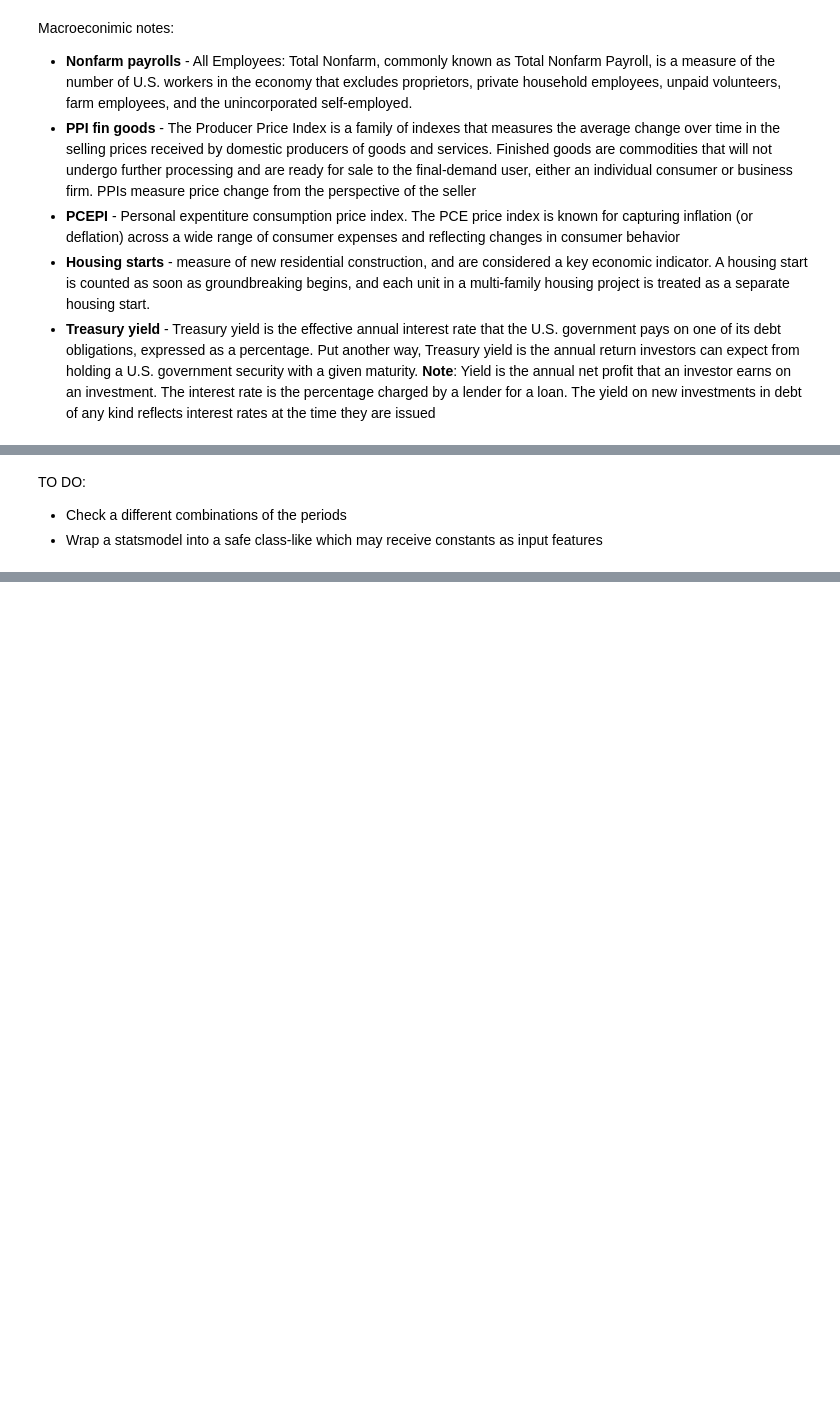
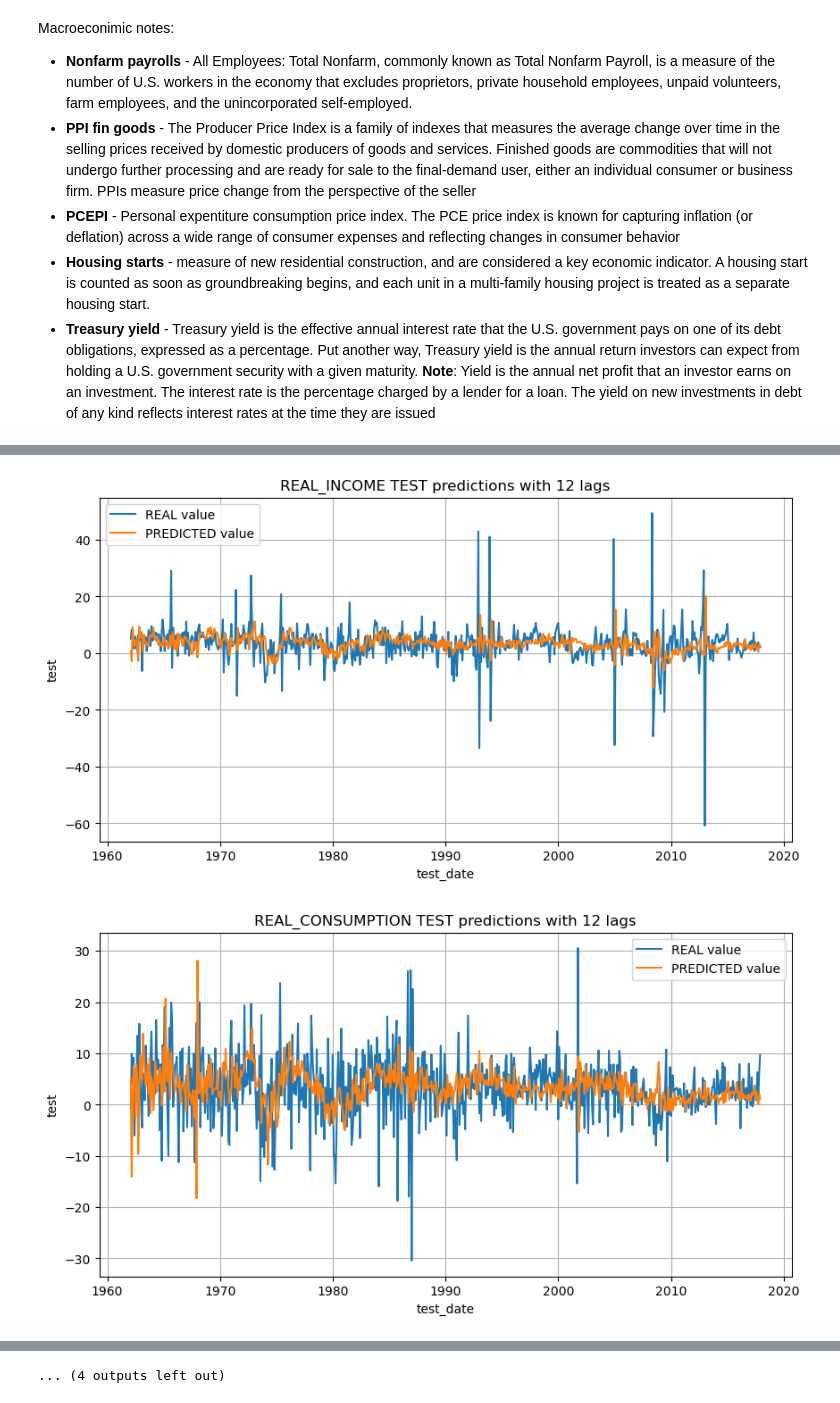
Before and after one commit to dr-leto/unimi, a Jupyter notebook: bayesian_analysis/var_baseline.ipynb, the cells around one changed output, grey strips where cells are left out. Cells and saved outputs as stored; diff of their text form; code cells hidden in the pictures; blank space fills up the shorter version.

```diff
--- a/bayesian_analysis/var_baseline.ipynb
+++ b/bayesian_analysis/var_baseline.ipynb
@@ -246,5 +254,11 @@ for c in sample.columns:
 ... (4 outputs left out)
-# %% [markdown]
-TO DO:
-- Check a different combinations of the periods
-- Wrap a statsmodel into a safe class-like which may receive constants as input features
+# %%
+for f in features:
+    fig, ax = plt.subplots(figsize=(10, 5))
+    plt.grid()
+    sns.lineplot(x=results[f]["test_date"], y=results[f]["test"], label="REAL value");
+    sns.lineplot(x=results[f]["test_date"], y=results[f]["test_pred"], label="PREDICTED value");
+    plt.title(f"{f.upper()} TEST predictions with {p} lags");
+# %% [output]
+[figure, added]
+[figure, added]
@@ -250,0 +275 @@ TO DO:
+... (4 outputs left out)
```
Also changed, not shown: parts of 23 cells of this notebook.
